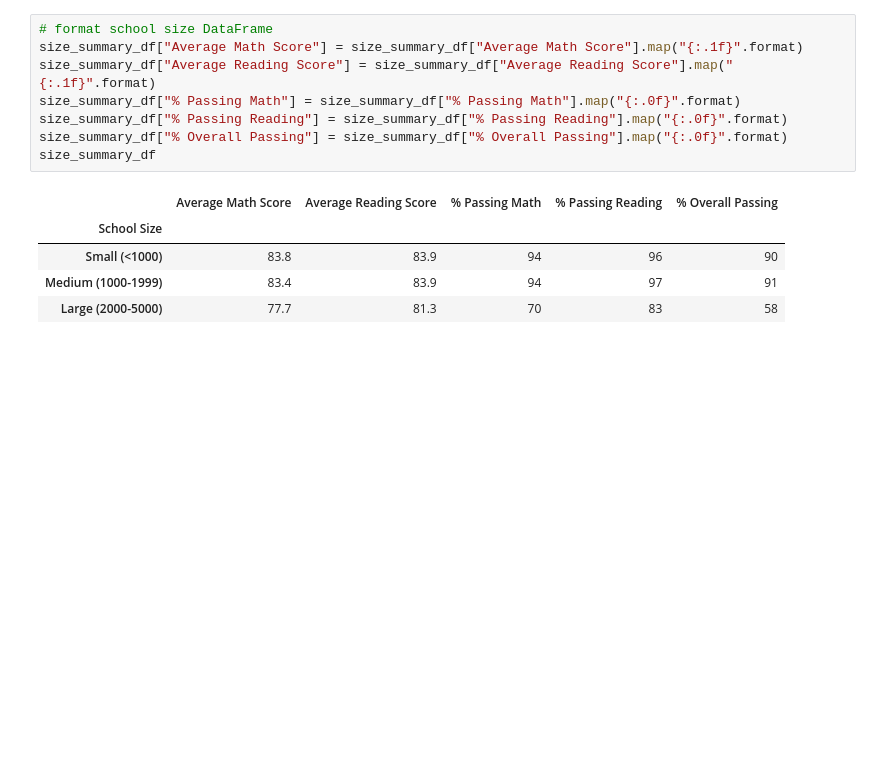
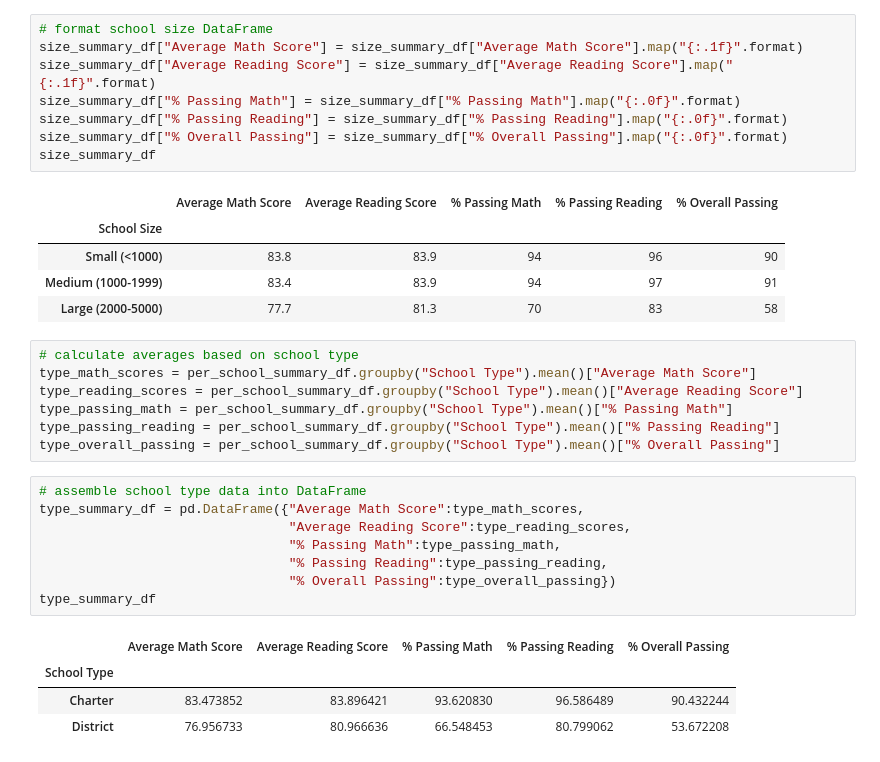
Before and after one commit to rgaucin/school-district-analysis, a Jupyter notebook: PyCitySchools.ipynb, the cells around one changed output. Saved outputs shown, nothing was run; the diff lists cells and outputs as text; blank space fills up the shorter version.

Commit message:
adding scores by school type

```diff
--- a/PyCitySchools.ipynb
+++ b/PyCitySchools.ipynb
@@ -811,3 +811,23 @@ size_summary_df
 | Small (<1000) | 83.8 | 83.9 | 94 | 96 | 90 |
 | Medium (1000-1999) | 83.4 | 83.9 | 94 | 97 | 91 |
 | Large (2000-5000) | 77.7 | 81.3 | 70 | 83 | 58 |
+# %%
+# calculate averages based on school type
+type_math_scores = per_school_summary_df.groupby("School Type").mean()["Average Math Score"]
+type_reading_scores = per_school_summary_df.groupby("School Type").mean()["Average Reading Score"]
+type_passing_math = per_school_summary_df.groupby("School Type").mean()["% Passing Math"]
+type_passing_reading = per_school_summary_df.groupby("School Type").mean()["% Passing Reading"]
+type_overall_passing = per_school_summary_df.groupby("School Type").mean()["% Overall Passing"]
+# %%
+# assemble school type data into DataFrame
+type_summary_df = pd.DataFrame({"Average Math Score":type_math_scores,
+                                "Average Reading Score":type_reading_scores,
+                                "% Passing Math":type_passing_math,
+                                "% Passing Reading":type_passing_reading,
+                                "% Overall Passing":type_overall_passing})
+type_summary_df
+# %% [output]
+|  | Average Math Score | Average Reading Score | % Passing Math | % Passing Reading | % Overall Passing |
+| School Type |  |  |  |  |  |
+| Charter | 83.473852 | 83.896421 | 93.620830 | 96.586489 | 90.432244 |
+| District | 76.956733 | 80.966636 | 66.548453 | 80.799062 | 53.672208 |
```
Also changed, not shown: parts of 1 cell of this notebook.
